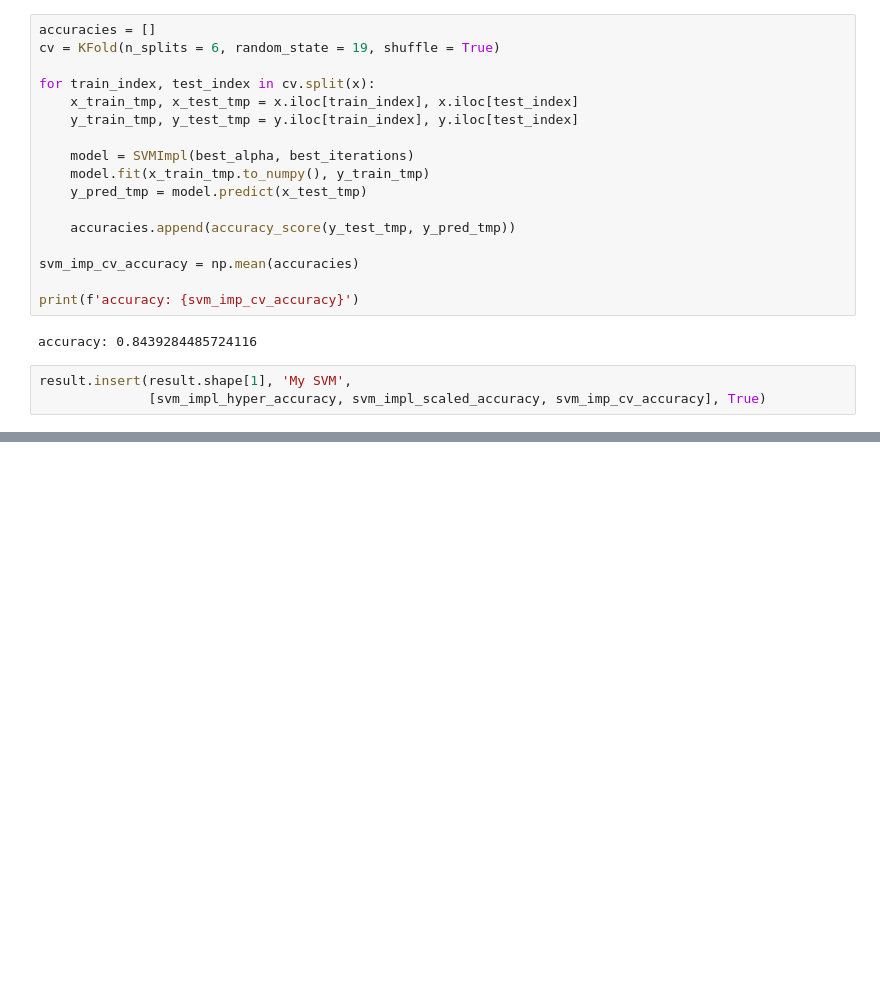
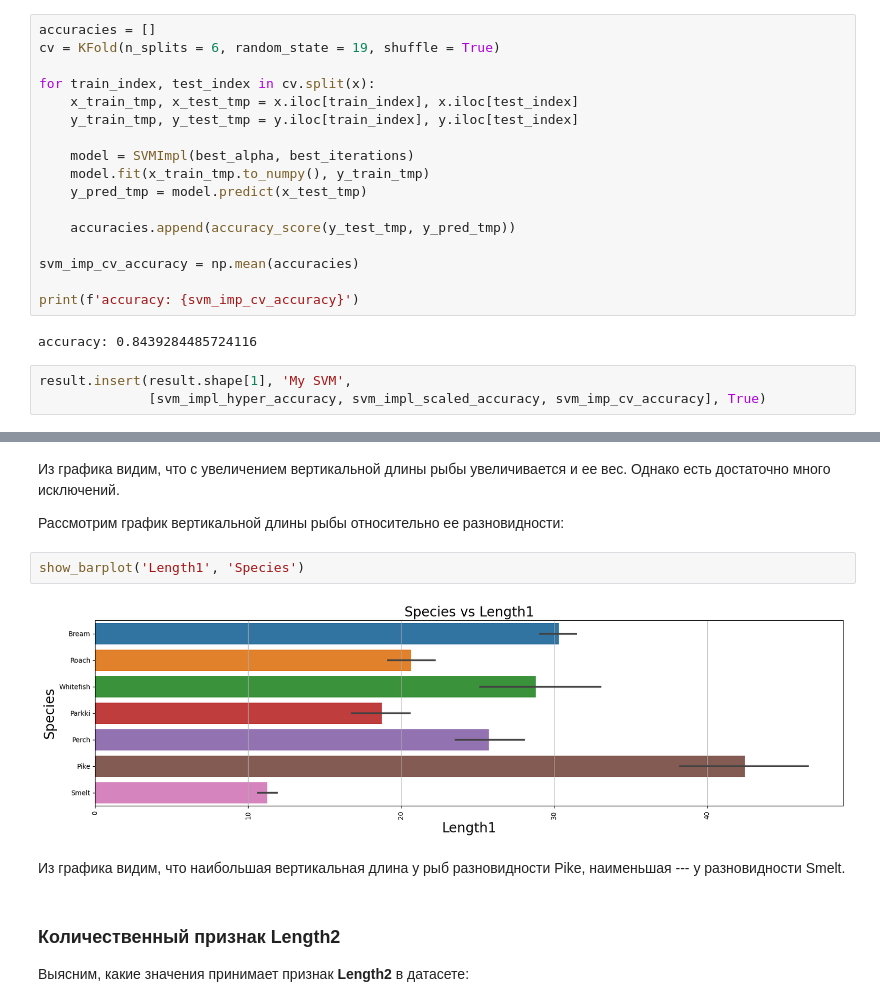
Before and after one commit to daniil-steperev/-SPBU-Machine-Learning-Homework, a Jupyter notebook: [Task2] Classification/Classification.ipynb, the cells around one changed output, grey strips where cells are left out. Saved outputs shown, nothing was run; the diff lists cells and outputs as text; blank space fills up the shorter version.

```diff
--- a/[Task2] Classification/Classification.ipynb
+++ b/[Task2] Classification/Classification.ipynb
@@ -1492,0 +1640,14 @@ plt.show()
+# %% [markdown]
+Из графика видим, что с увеличением вертикальной длины рыбы увеличивается и ее вес. Однако есть достаточно много исключений.
+
+Рассмотрим график вертикальной длины рыбы относительно ее разновидности:
+# %%
+show_barplot('Length1', 'Species')
+# %% [output]
+[figure, added]
+# %% [markdown]
+Из графика видим, что наибольшая вертикальная длина у рыб разновидности Pike, наименьшая --- у разновидности Smelt.
+# %% [markdown]
+### Количественный признак Length2
+
+Выясним, какие значения принимает признак **Length2** в датасете:
```
Also changed, not shown: parts of 140 cells of this notebook, 1 other file.
